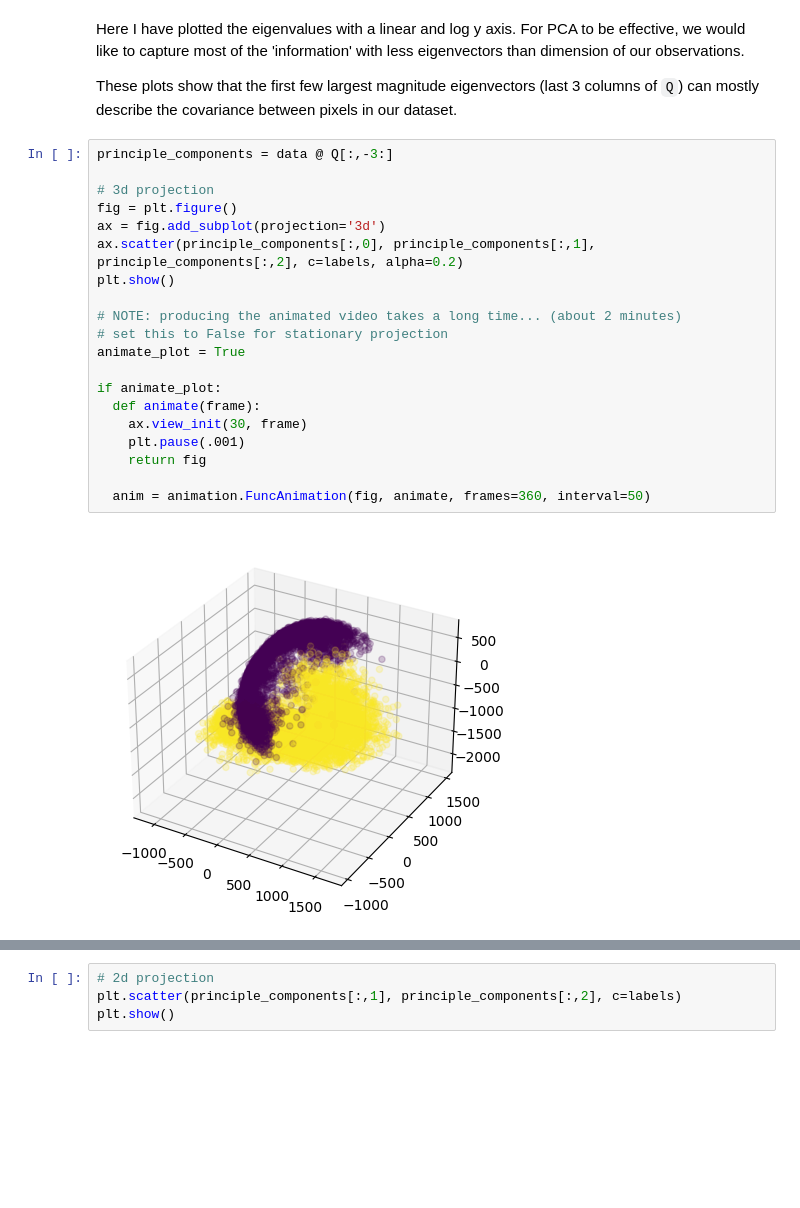
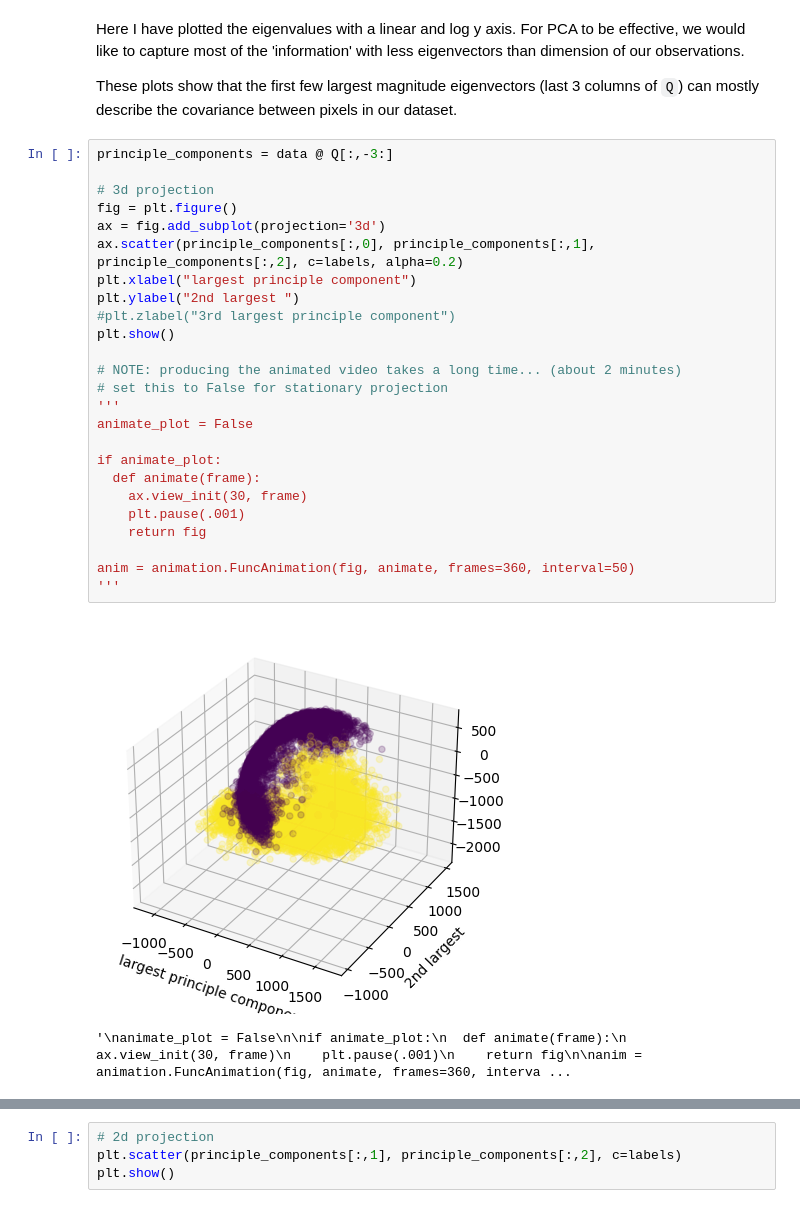
Before and after one commit to microncomputer/AppliedLinearAlgebraFall22, a Jupyter notebook: 343_section4.ipynb, the cells around one changed output, grey strips where cells are left out. Drawn from its saved outputs; the diff is of its cells as text; blank space fills up the shorter version.

```diff
--- a/343_section4.ipynb
+++ b/343_section4.ipynb
@@ -97,25 +71,31 @@ These plots show that the first few largest magnitude eigenvectors (last 3 colum
 # %%
 principle_components = data @ Q[:,-3:]
 
 # 3d projection
 fig = plt.figure()
 ax = fig.add_subplot(projection='3d')
 ax.scatter(principle_components[:,0], principle_components[:,1], principle_components[:,2], c=labels, alpha=0.2)
+plt.xlabel("largest principle component")
+plt.ylabel("2nd largest ")
+#plt.zlabel("3rd largest principle component")
 plt.show()
 
 # NOTE: producing the animated video takes a long time... (about 2 minutes)
 # set this to False for stationary projection
-animate_plot = True
+'''
+animate_plot = False
 
 if animate_plot:
   def animate(frame):
     ax.view_init(30, frame)
     plt.pause(.001)
     return fig
 
-  anim = animation.FuncAnimation(fig, animate, frames=360, interval=50)
+anim = animation.FuncAnimation(fig, animate, frames=360, interval=50)
+'''
 # %% [output]
-[figure, old version]
+[figure, new version]
+'\nanimate_plot = False\n\nif animate_plot:\n  def animate(frame):\n    ax.view_init(30, frame)\n    plt.pause(.001)\n    return fig\n\nanim = animation.FuncAnimation(fig, animate, frames=360, interva ...
 # %%
 # WARNING: this is the block that actually takes a long time
 # Give it a couple minutes....
```
Also changed, not shown: parts of 14 cells of this notebook, 2 other files.
